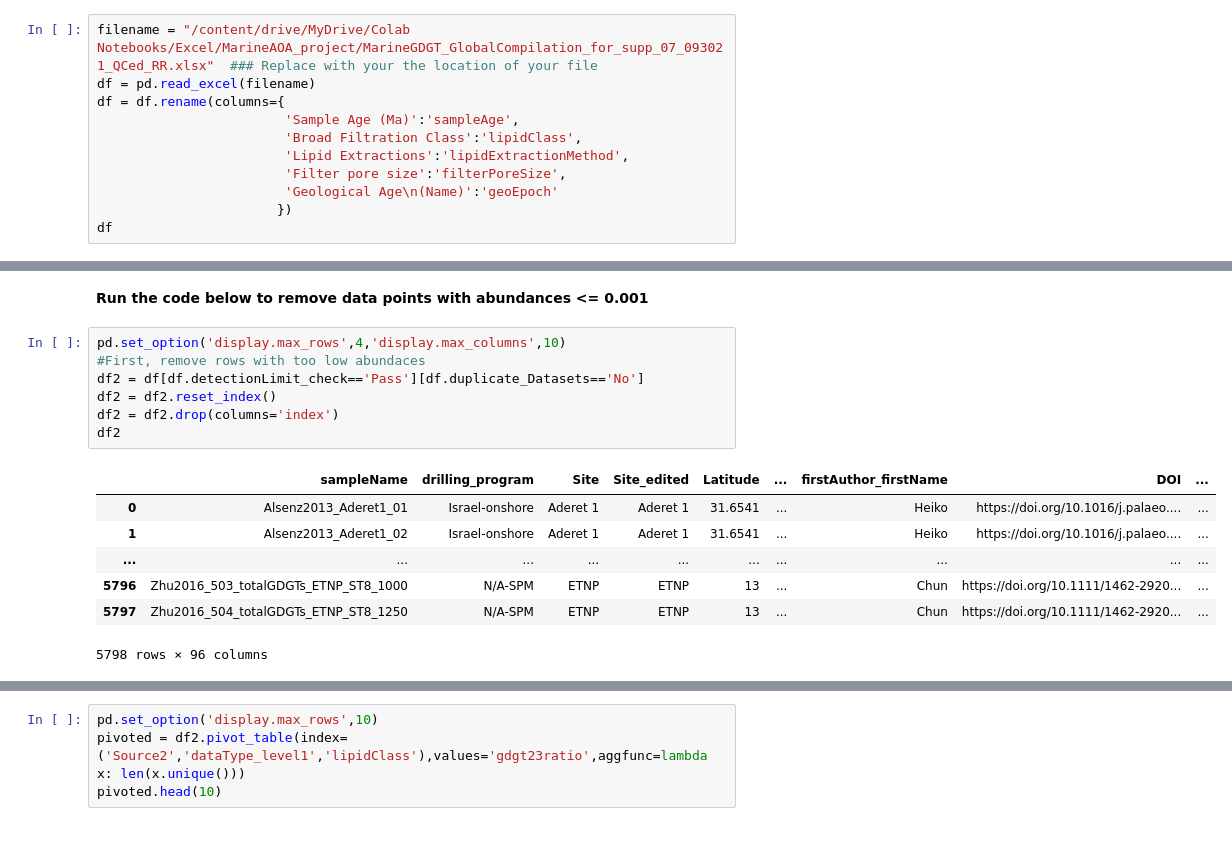
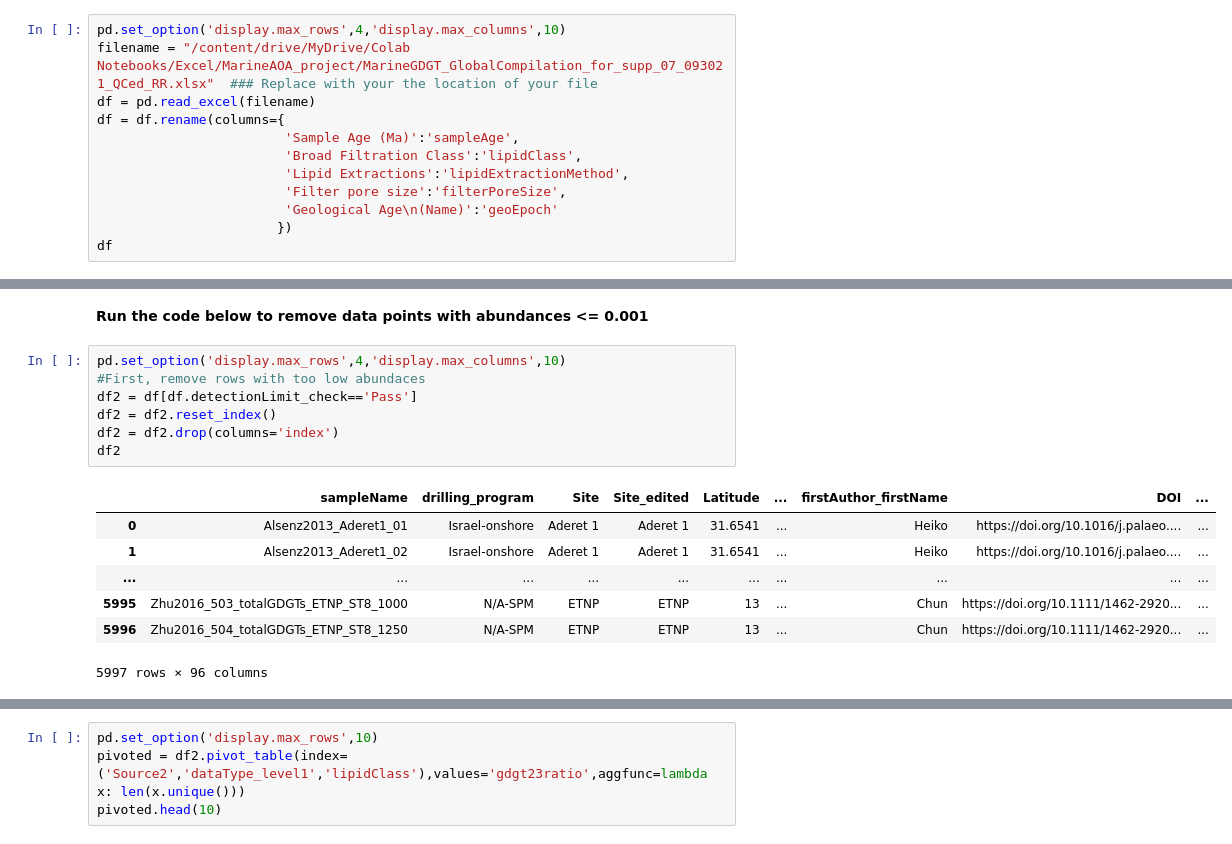
Before and after one commit to PaleoLipidRR/marine-AOA-GDGT-distribution, a Jupyter notebook: PNAS_pythonCodeS1_BeyondTEX86_preprocessing_RR.ipynb, the cells around one changed output, grey strips where cells are left out. Saved outputs shown, nothing was run; the diff lists cells and outputs as text.

```diff
--- a/PNAS_pythonCodeS1_BeyondTEX86_preprocessing_RR.ipynb
+++ b/PNAS_pythonCodeS1_BeyondTEX86_preprocessing_RR.ipynb
@@ -262,6 +187,7 @@ def sigmaT_cal_Miller_and_Poisson_1981(temp_array,sal_array):
 # url = 'https://github.com/PaleoLipidRR/marine-AOA-GDGT-distribution/blob/f4f509c3c5f914a64d384529b6884ca2eaa5b01f/spreadsheets/MarineGDGT_GlobalCompilation_for_supp_07_093021_QCed_RR.csv'
 # download = github_session.get(url).content
 # %%
+pd.set_option('display.max_rows',4,'display.max_columns',10)
 filename = "/content/drive/MyDrive/Colab Notebooks/Excel/MarineAOA_project/MarineGDGT_GlobalCompilation_for_supp_07_093021_QCed_RR.xlsx"  ### Replace with your the location of your file
 df = pd.read_excel(filename)
 df = df.rename(columns={
@@ -332,15 +254,15 @@ BDL_histogram()
 # %%
 pd.set_option('display.max_rows',4,'display.max_columns',10)
 #First, remove rows with too low abundaces
-df2 = df[df.detectionLimit_check=='Pass'][df.duplicate_Datasets=='No']
+df2 = df[df.detectionLimit_check=='Pass']
 df2 = df2.reset_index()
 df2 = df2.drop(columns='index')
 df2
 # %% [output]
 |  | sampleName | drilling_program | Site | Site_edited | Latitude | ... | firstAuthor_firstName | DOI | ... |
 | 0 | Alsenz2013_Aderet1_01 | Israel-onshore | Aderet 1 | Aderet 1 | 31.6541 | ... | Heiko | https://doi.org/10.1016/j.palaeo.... | ... |
 | 1 | Alsenz2013_Aderet1_02 | Israel-onshore | Aderet 1 | Aderet 1 | 31.6541 | ... | Heiko | https://doi.org/10.1016/j.palaeo.... | ... |
 | ... | ... | ... | ... | ... | ... | ... | ... | ... | ... |
-| 5796 | Zhu2016_503_totalGDGTs_ETNP_ST8_1000 | N/A-SPM | ETNP | ETNP | 13 | ... | Chun | https://doi.org/10.1111/1462-2920... | ... |
-| 5797 | Zhu2016_504_totalGDGTs_ETNP_ST8_1250 | N/A-SPM | ETNP | ETNP | 13 | ... | Chun | https://doi.org/10.1111/1462-2920... | ... |
+| 5995 | Zhu2016_503_totalGDGTs_ETNP_ST8_1000 | N/A-SPM | ETNP | ETNP | 13 | ... | Chun | https://doi.org/10.1111/1462-2920... | ... |
+| 5996 | Zhu2016_504_totalGDGTs_ETNP_ST8_1250 | N/A-SPM | ETNP | ETNP | 13 | ... | Chun | https://doi.org/10.1111/1462-2920... | ... |
-5798 rows × 96 columns
+5997 rows × 96 columns
```
Also changed, not shown: parts of 32 cells of this notebook.
